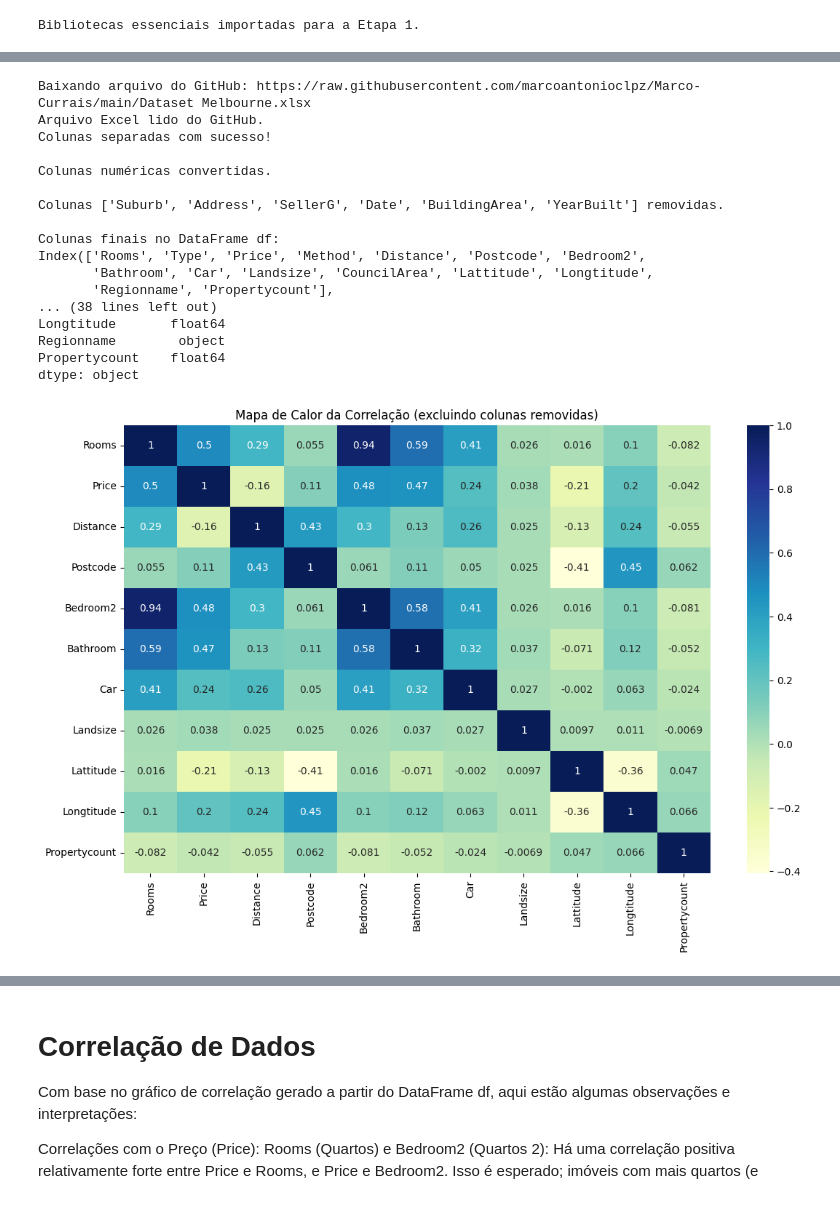
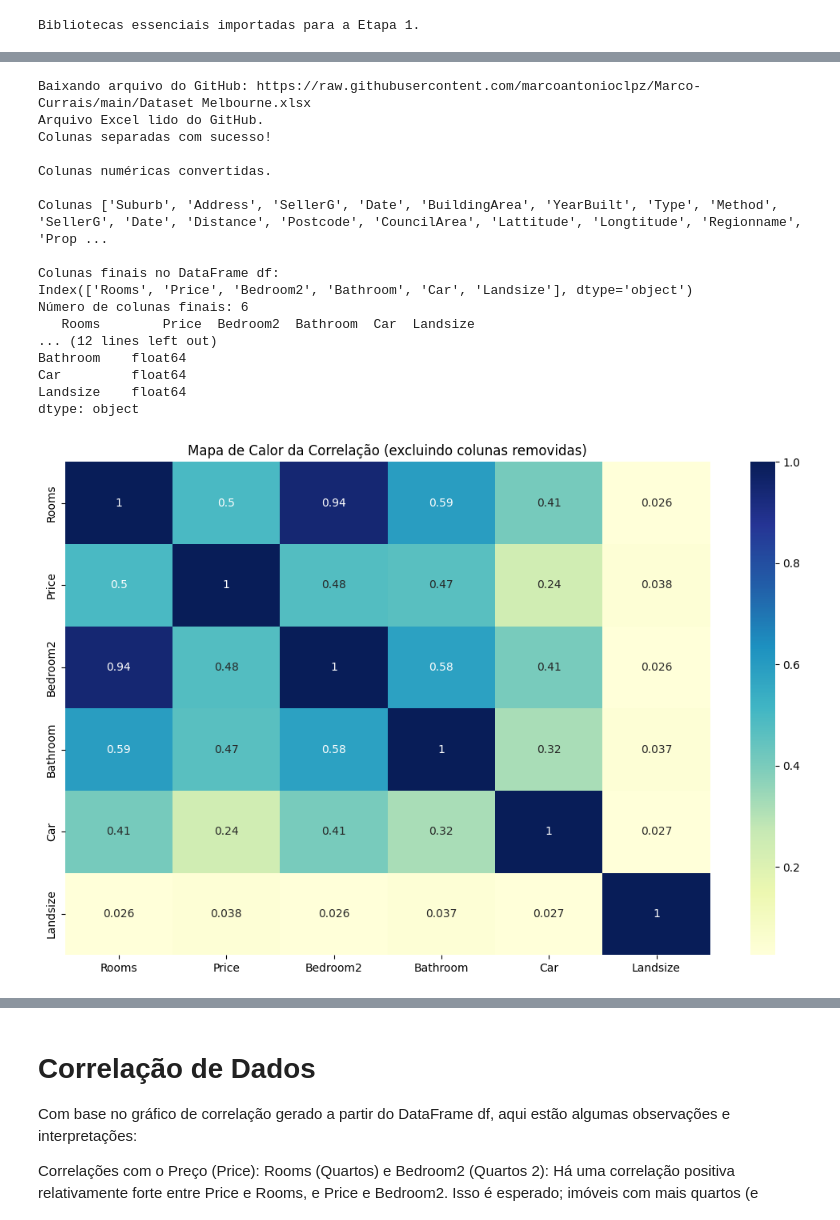
Before and after one commit to marcoantonioclpz/Marco-Currais, a Jupyter notebook: Marco_Currais_Análise_de_Dados_e_Boas_Práticas_(40530010055_20250_01).ipynb, the cells around one changed output, grey strips where cells are left out. Drawn from its saved outputs; the diff is of its cells as text; code cells hidden in the pictures.

```diff
--- a/Marco_Currais_Análise_de_Dados_e_Boas_Práticas_(40530010055_20250_01).ipynb
+++ b/Marco_Currais_Análise_de_Dados_e_Boas_Práticas_(40530010055_20250_01).ipynb
@@ -195,7 +207,12 @@ try:
 
             ## Vou retirar as colunas que tiverem uma alta cardinalidade ("Suburb","Address","SellerG","Date")
             ## # Também vamos retirar colunas com mais de 20% de valores nulos ("BuildingArea","YearBuilt")
-            columns_to_drop = ["Suburb","Address","SellerG","Date", "BuildingArea","YearBuilt"]
+
+            # Vou manter os atributos que tiveram correlação mais alta e Landsize pois retiramos o BuildingArea
+            ## [["Price","Rooms","Bathroom","Bedroom2","Car","Landsize"]]
+
+            columns_to_drop = ["Suburb","Address","SellerG","Date", "BuildingArea","YearBuilt","Type","Method","SellerG","Date","Distance", "Postcode", "CouncilArea","Lattitude","Longtitude","Regionname","Propertycount" ]
+
 
             # Verificar quais colunas existem antes de tentar remover para evitar KeyError
             existing_columns_to_drop = [col for col in columns_to_drop if col in df.columns]
@@ -223,42 +240,42 @@ try:
             print(df.dtypes)
             # --- Fim das verificações ---
 
             # Calcular e plotar a correlação
             plt.figure(figsize=(13,8))
             sns.heatmap(df.corr(numeric_only=True),annot=True,cmap="YlGnBu")
             plt.title('Mapa de Calor da Correlação (excluindo colunas removidas)')
             plt.show()
 
         else:
              print("A coluna de dados lida do Excel está vazia.")
 
     else:
         print("O arquivo Excel lido está vazio ou não tem colunas.")
 
 
 except requests.exceptions.RequestException as e:
     print(f"Erro ao baixar o arquivo do GitHub: {e}")
 except Exception as e:
         print(f"Ocorreu um erro ao processar o arquivo: {e}")
 # %% [output]
 Baixando arquivo do GitHub: https://raw.githubusercontent.com/marcoantonioclpz/Marco-Currais/main/Dataset Melbourne.xlsx
 Arquivo Excel lido do GitHub.
 Colunas separadas com sucesso!
 
 Colunas numéricas convertidas.
 
-Colunas ['Suburb', 'Address', 'SellerG', 'Date', 'BuildingArea', 'YearBuilt'] removidas.
+Colunas ['Suburb', 'Address', 'SellerG', 'Date', 'BuildingArea', 'YearBuilt', 'Type', 'Method', 'SellerG', 'Date', 'Distance', 'Postcode', 'CouncilArea', 'Lattitude', 'Longtitude', 'Regionname', 'Prop ...
 
 Colunas finais no DataFrame df:
-Index(['Rooms', 'Type', 'Price', 'Method', 'Distance', 'Postcode', 'Bedroom2',
-       'Bathroom', 'Car', 'Landsize', 'CouncilArea', 'Lattitude', 'Longtitude',
-       'Regionname', 'Propertycount'],
-... (38 lines left out)
-Longtitude       float64
-Regionname        object
-Propertycount    float64
+Index(['Rooms', 'Price', 'Bedroom2', 'Bathroom', 'Car', 'Landsize'], dtype='object')
+Número de colunas finais: 6
+   Rooms        Price  Bedroom2  Bathroom  Car  Landsize
+... (12 lines left out)
+Bathroom    float64
+Car         float64
+Landsize    float64
 dtype: object
-[figure, old version]
+[figure, new version]
 # %% [markdown]
 # Análise Descritiva e Conclusões (Resumo baseado nos resultados):
 
```
Also changed, not shown: parts of 9 cells of this notebook.
